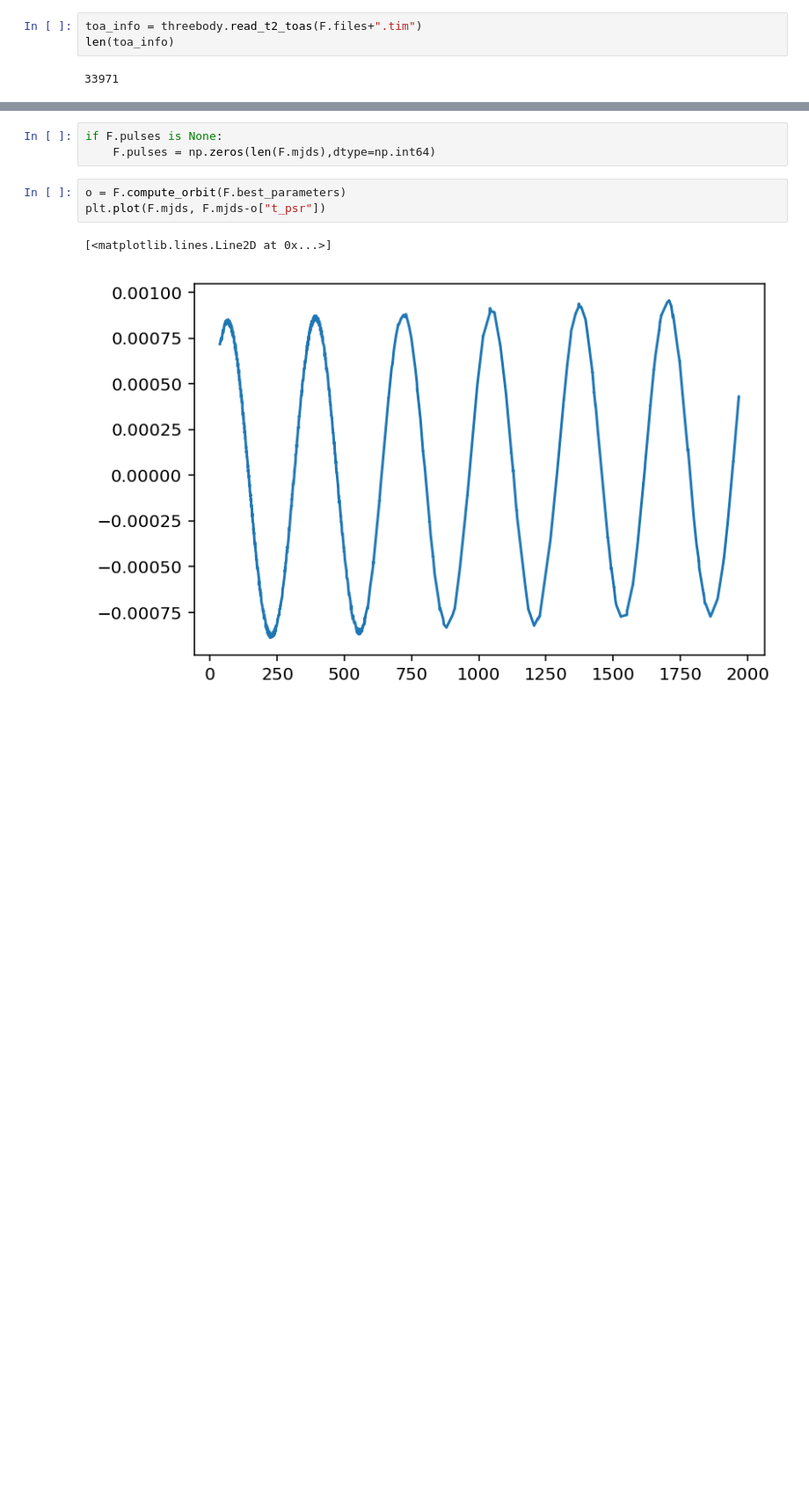
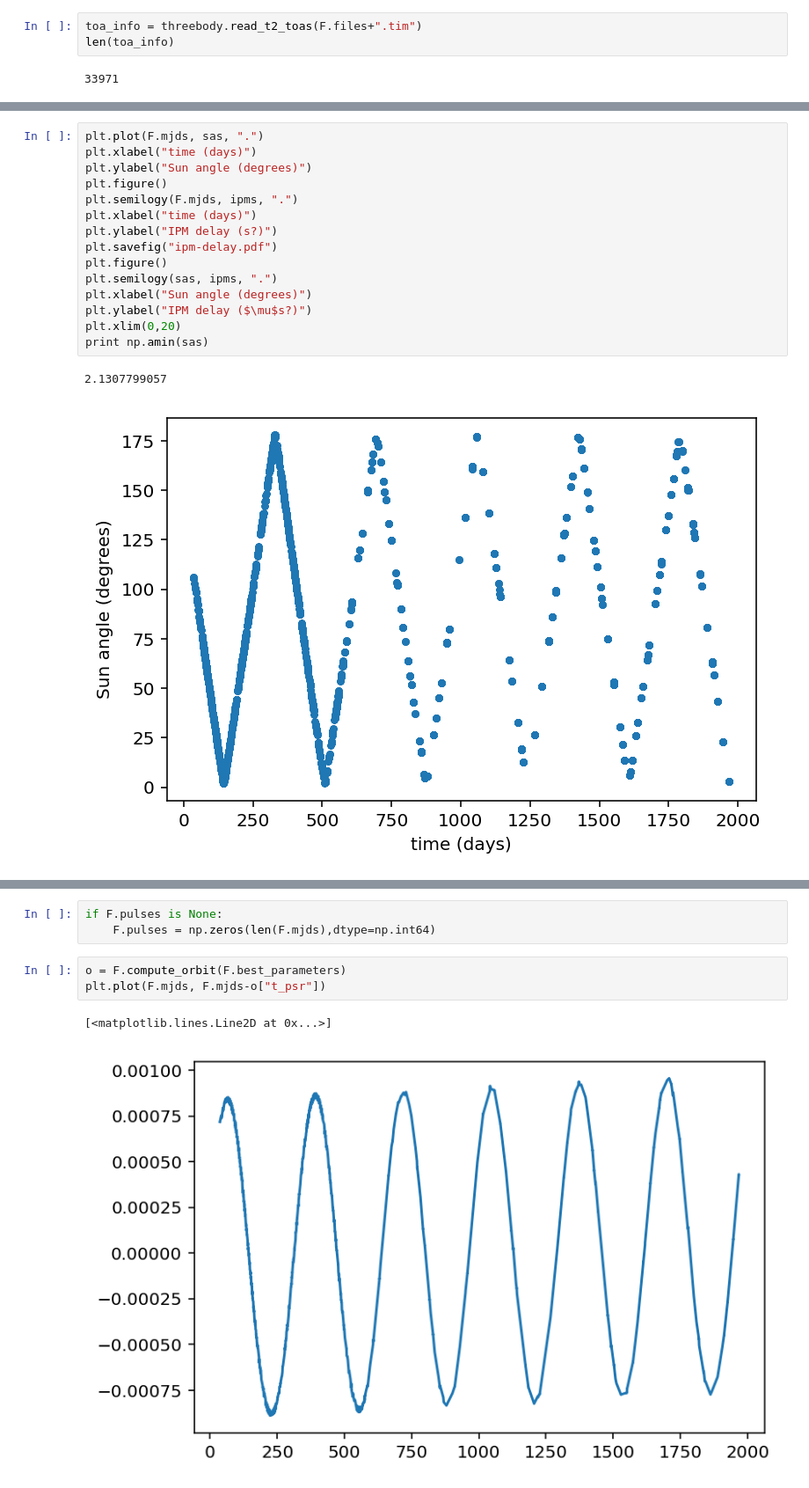
Before and after one commit to aarchiba/triplesystem, a Jupyter notebook: code-v1/k-pulse-annotate-t2.ipynb, the cells around one changed output, grey strips where cells are left out. Shown at 88% size. Cells and saved outputs as stored; diff of their text form; blank space fills up the shorter version.

```diff
--- a/code-v1/k-pulse-annotate-t2.ipynb
+++ b/code-v1/k-pulse-annotate-t2.ipynb
@@ -187,0 +127,18 @@ len(toa_info)
+# %%
+plt.plot(F.mjds, sas, ".")
+plt.xlabel("time (days)")
+plt.ylabel("Sun angle (degrees)")
+plt.figure()
+plt.semilogy(F.mjds, ipms, ".")
+plt.xlabel("time (days)")
+plt.ylabel("IPM delay (s?)")
+plt.savefig("ipm-delay.pdf")
+plt.figure()
+plt.semilogy(sas, ipms, ".")
+plt.xlabel("Sun angle (degrees)")
+plt.ylabel("IPM delay ($\mu$s?)")
+plt.xlim(0,20)
+print np.amin(sas)
+# %% [output]
+2.1307799057
+[figure, added]
```
Also changed, not shown: parts of 24 cells of this notebook, 26 other files.
